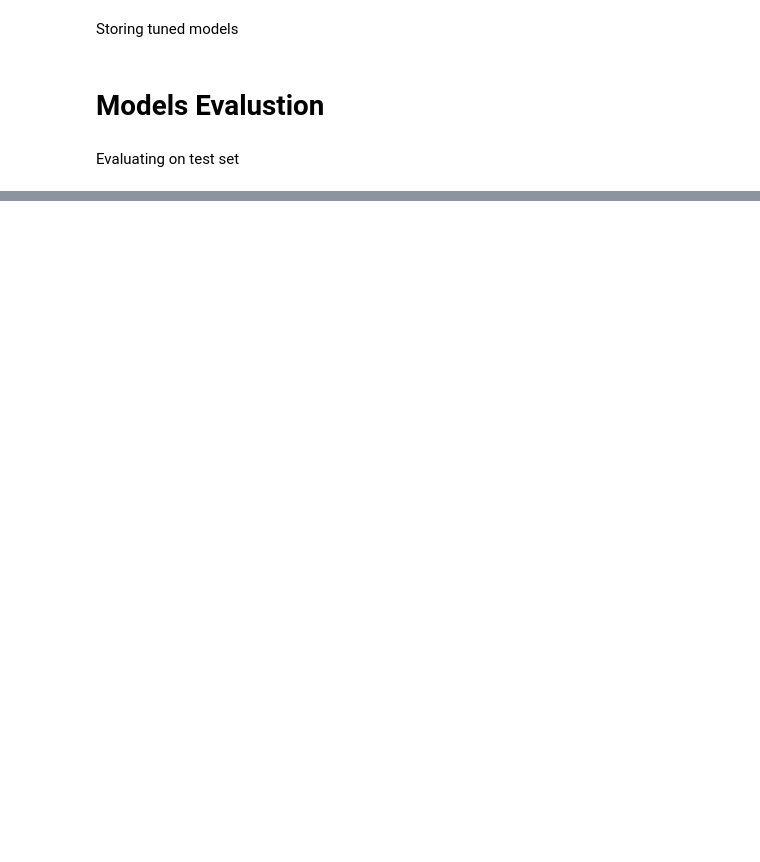
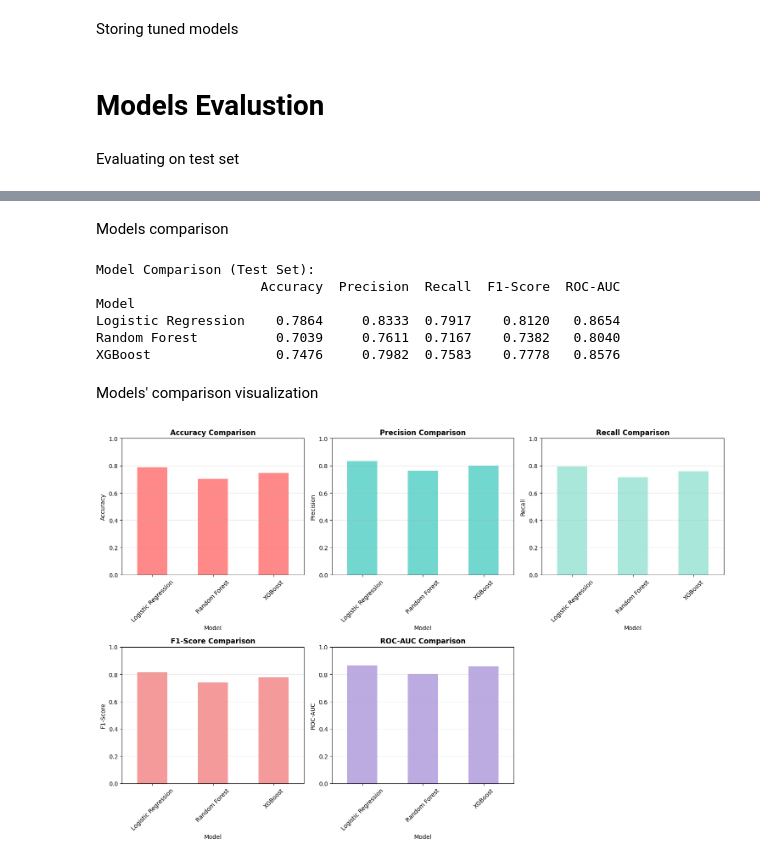
Before and after one commit to 00017024/ML_Project_17024, a Jupyter notebook: analysis.ipynb, the cells around one changed output, grey strips where cells are left out. Cells and saved outputs as stored; diff of their text form; code cells hidden in the pictures; blank space fills up the shorter version.

```diff
--- a/analysis.ipynb
+++ b/analysis.ipynb
@@ -503,0 +626,41 @@ ValueError: Target is multiclass but average='binary'. Please choose another ave
+# %% [markdown]
+Models comparison
+# %%
+results_df = pd.DataFrame(results)
+results_df = results_df.set_index('Model')
+print("\nModel Comparison (Test Set):")
+print(results_df.round(4))
+# %% [output]
+Model Comparison (Test Set):
+                     Accuracy  Precision  Recall  F1-Score  ROC-AUC
+Model
+Logistic Regression    0.7864     0.8333  0.7917    0.8120   0.8654
+Random Forest          0.7039     0.7611  0.7167    0.7382   0.8040
+XGBoost                0.7476     0.7982  0.7583    0.7778   0.8576
+# %% [markdown]
+Models' comparison visualization
+# %%
+fig, axes = plt.subplots(2, 3, figsize=(15, 10))
+
+metrics = ['Accuracy', 'Precision', 'Recall', 'F1-Score', 'ROC-AUC']
+colors = ['#FF6B6B', '#4ECDC4', '#95E1D3', '#F38181', '#AA96DA']
+
+for idx, metric in enumerate(metrics):
+    row = idx // 3
+    col = idx % 3
+    ax = axes[row, col]
+    results_df[metric].plot(kind='bar', ax=ax, color=colors[idx], alpha=0.8)
+    ax.set_title(f'{metric} Comparison', fontsize=12, fontweight='bold')
+    ax.set_ylabel(metric, fontsize=10)
+    ax.set_xlabel('Model', fontsize=10)
+    ax.set_ylim([0, 1])
+    ax.grid(axis='y', alpha=0.3)
+    ax.tick_params(axis='x', rotation=45)
+
+# Remove extra subplot
+fig.delaxes(axes[1, 2])
+
+plt.tight_layout()
+plt.show()
+# %% [output]
+[figure, added]
```
Also changed, not shown: parts of 17 cells of this notebook, 5 other files.
